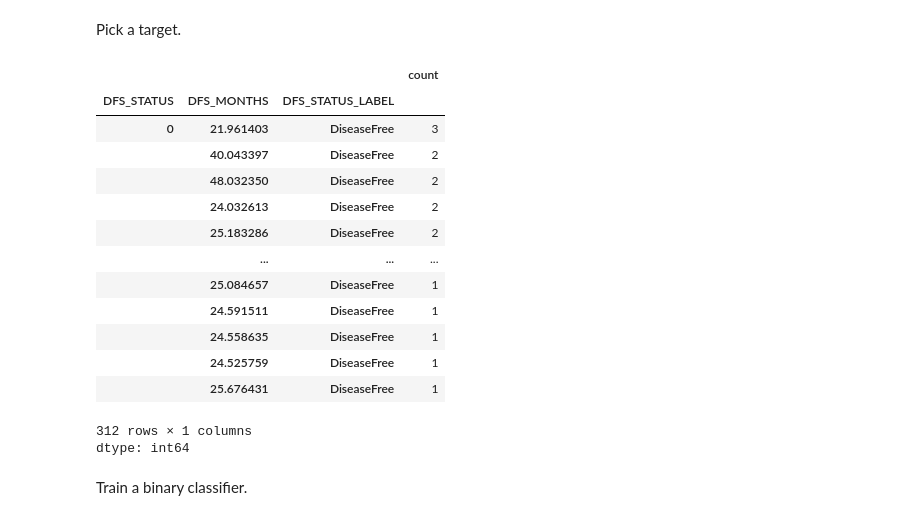
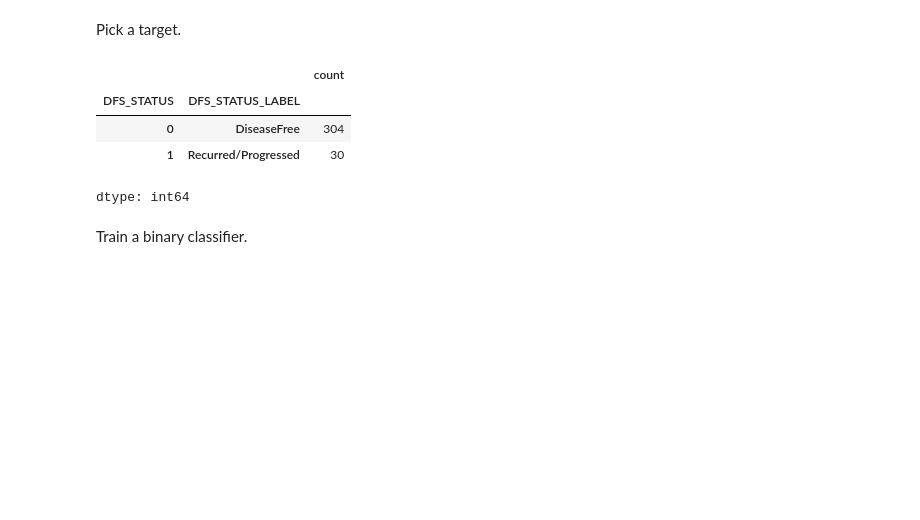
Before and after one commit to datasciapps/trifels2025, a Jupyter notebook: binn.ipynb, the cells around one changed output. Drawn from its saved outputs; the diff is of its cells as text; code cells hidden in the pictures; blank space fills up the shorter version.

```diff
--- a/binn.ipynb
+++ b/binn.ipynb
@@ -229,24 +229,14 @@ merged_data['DFS_STATUS'].value_counts(dropna=False)
 dtype: Int64
 # %% [markdown]
 Pick a target.
-# %%
-clinical[[col for col in clinical.columns if col.startswith('DFS')]].value_counts()
-# %% [output]
-|  |  |  | count |
-| DFS_STATUS | DFS_MONTHS | DFS_STATUS_LABEL |  |
-| 0 | 21.961403 | DiseaseFree | 3 |
-|  | 40.043397 | DiseaseFree | 2 |
-|  | 48.032350 | DiseaseFree | 2 |
-|  | 24.032613 | DiseaseFree | 2 |
-|  | 25.183286 | DiseaseFree | 2 |
-|  | ... | ... | ... |
-|  | 25.084657 | DiseaseFree | 1 |
-|  | 24.591511 | DiseaseFree | 1 |
-|  | 24.558635 | DiseaseFree | 1 |
-|  | 24.525759 | DiseaseFree | 1 |
-|  | 25.676431 | DiseaseFree | 1 |
-312 rows × 1 columns
-dtype: int64
+# %%
+clinical[['DFS_STATUS', 'DFS_STATUS_LABEL']].value_counts()
+# %% [output]
+|  |  | count |
+| DFS_STATUS | DFS_STATUS_LABEL |  |
+| 0 | DiseaseFree | 304 |
+| 1 | Recurred/Progressed | 30 |
+dtype: int64
 # %% [markdown]
 Train a binary classifier.
 # %%
```
